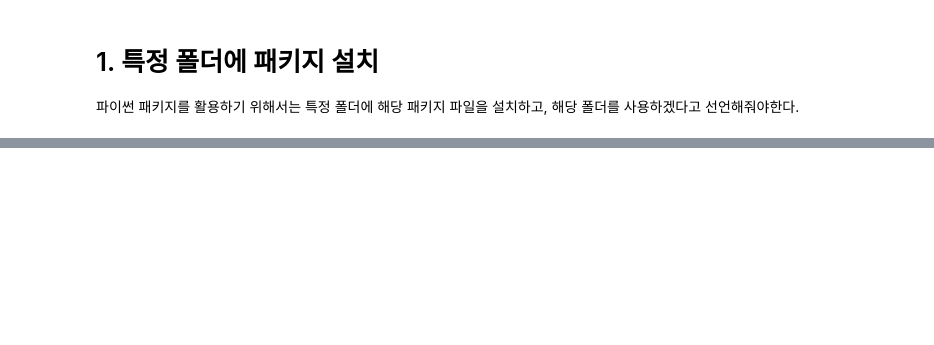
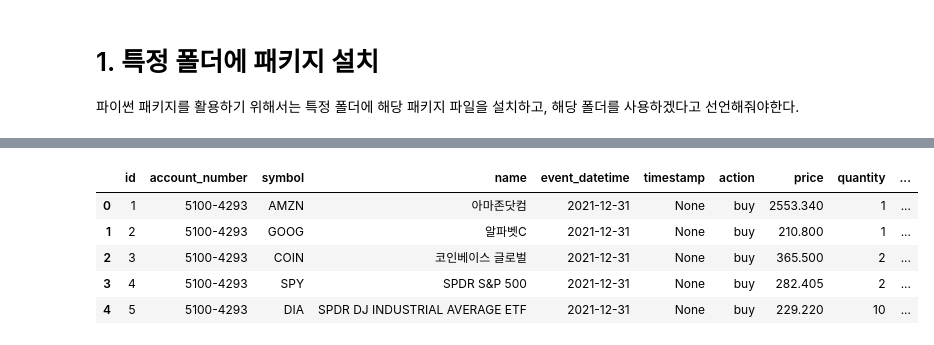
Before and after one commit to GIMINSU/DataAnalysis, a Jupyter notebook: financedatareader.ipynb, the cells around one changed output, grey strips where cells are left out. Saved outputs shown, nothing was run; the diff lists cells and outputs as text; code cells hidden in the pictures; blank space fills up the shorter version.

Commit message:
trading 계좌 정보 저장 시세 불러오기

```diff
--- a/financedatareader.ipynb
+++ b/financedatareader.ipynb
@@ -76,3 +71,34 @@ channel = apisdata['slack']['channel']
 
 # 메세지 보내기 테스트
 # post_message(myToken,channel,"test_message")
+# %%
+import pymysql
+from db_config import config
+
+conn = pymysql.connect(
+    host=config['host'],
+    user=config['user'],
+    password=config['password'],
+    database=config['database'],
+    port=config['port'])
+cur = conn.cursor(pymysql.cursors.DictCursor)
+
+sql = """
+select * from trading;
+"""
+
+cur.execute(sql)
+
+rows = cur.fetchall()
+cur.close()
+conn.close()
+# %%
+df = pd.DataFrame.from_dict(rows)
+df.head()
+# %% [output]
+|  | id | account_number | symbol | name | event_datetime | timestamp | action | price | quantity | ... |
+| 0 | 1 | 5100-4293 | AMZN | 아마존닷컴 | 2021-12-31 | None | buy | 2553.340 | 1 | ... |
+| 1 | 2 | 5100-4293 | GOOG | 알파벳C | 2021-12-31 | None | buy | 210.800 | 1 | ... |
+| 2 | 3 | 5100-4293 | COIN | 코인베이스 글로벌 | 2021-12-31 | None | buy | 365.500 | 2 | ... |
+| 3 | 4 | 5100-4293 | SPY | SPDR S&P 500 | 2021-12-31 | None | buy | 282.405 | 2 | ... |
+| 4 | 5 | 5100-4293 | DIA | SPDR DJ INDUSTRIAL AVERAGE ETF | 2021-12-31 | None | buy | 229.220 | 10 | ... |
```
Also changed, not shown: parts of 33 cells of this notebook, 1 other file.
